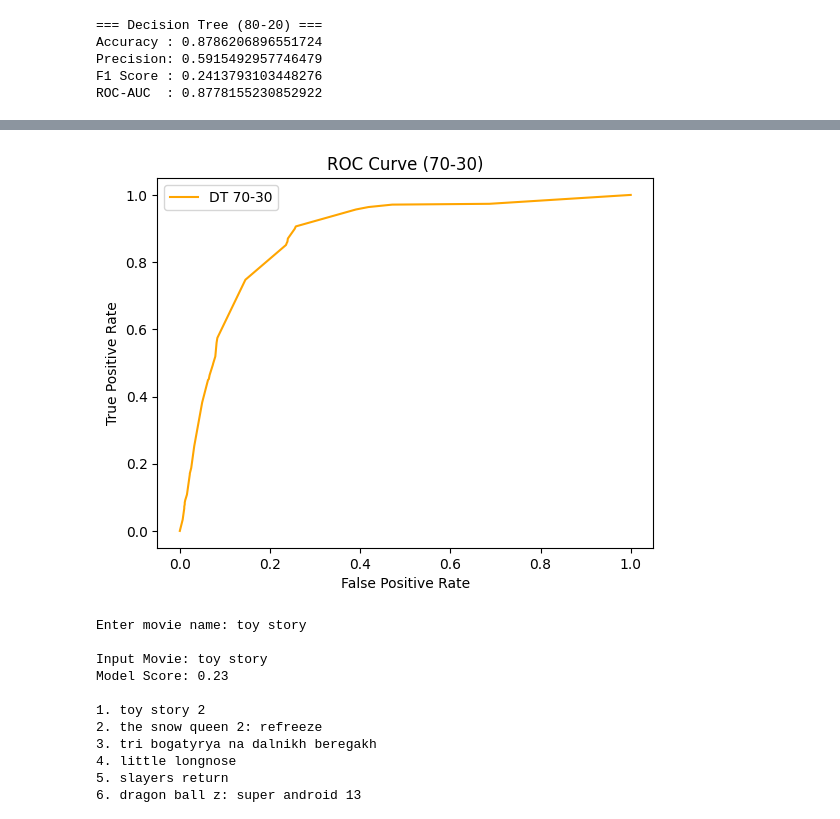
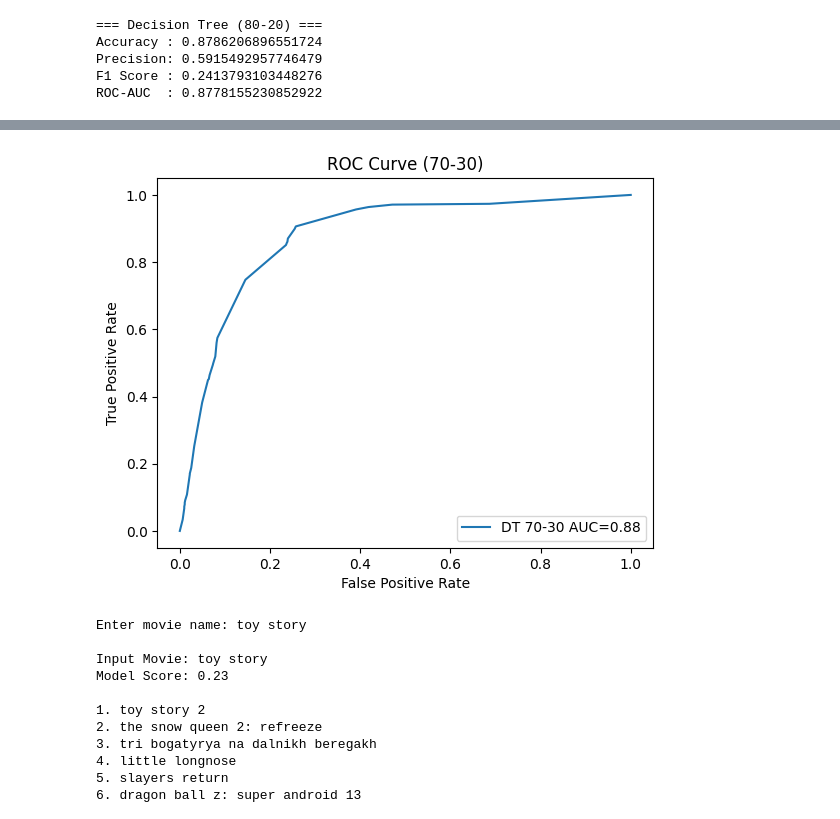
Before and after one commit to MehulShukla-git/Movie_Recommendation_System, a Jupyter notebook: Decision_Tree.ipynb, the cells around one changed output, grey strips where cells are left out. Drawn from its saved outputs; the diff is of its cells as text; code cells hidden in the pictures.

```diff
--- a/Decision_Tree.ipynb
+++ b/Decision_Tree.ipynb
@@ -109,0 +131,9 @@ ROC-AUC  : 0.8778155230852922
+# %%
+df = df.drop_duplicates().reset_index(drop=True)
+
+df = df[['title','overview','genres','tagline','vote_average','popularity']]
+
+df = df.dropna(subset=['title'])
+
+df['overview'] = df['overview'].fillna('')
+df['tagline'] = df['tagline'].fillna('')
@@ -143,0 +261,16 @@ ROC-AUC  : 0.8780098755338127
+# %%
+y_pred_70 = dt.predict(X_test_30)
+
+probs_70 = dt.predict_proba(X_test_30)
+y_prob_70 = probs_70[:,1] if probs_70.shape[1] == 2 else probs_70[:,0]
+
+print("=== Decision Tree (70-30) ===")
+print("Accuracy :", accuracy_score(y_test_30, y_pred_70))
+print("Precision:", precision_score(y_test_30, y_pred_70, zero_division=0))
+print("F1 Score :", f1_score(y_test_30, y_pred_70, zero_division=0))
+
+if len(np.unique(y_test_30)) > 1:
+    roc_auc_70 = roc_auc_score(y_test_30, y_prob_70)
+    print("ROC-AUC  :", roc_auc_70)
+else:
+    print("ROC-AUC  : Not possible")
@@ -144,15 +294,18 @@ ROC-AUC  : 0.8780098755338127
 # %%
-fpr_70, tpr_70, _ = roc_curve(y_test_30, y_prob_70)
+if len(np.unique(y_test_30)) > 1:
+    fpr_70, tpr_70, _ = roc_curve(y_test_30, y_prob_70)
 
-plt.figure()
-plt.plot(fpr_70, tpr_70, color='orange', label="DT 70-30")
-plt.xlabel("False Positive Rate")
-plt.ylabel("True Positive Rate")
-plt.title("ROC Curve (70-30)")
-plt.legend()
-plt.show()
+    plt.figure()
+    plt.plot(fpr_70, tpr_70, label=f"DT 70-30 AUC={roc_auc_70:.2f}")
+    plt.xlabel("False Positive Rate")
+    plt.ylabel("True Positive Rate")
+    plt.title("ROC Curve (70-30)")
+    plt.legend()
+    plt.show()
+else:
+    print("⚠️ ROC Curve not possible")
 # %% [output]
-[figure, old version]
+[figure, new version]
 # %%
 indices = pd.Series(df.index, index=df['title']).drop_duplicates()
 
```
Also changed, not shown: parts of 13 cells of this notebook.
